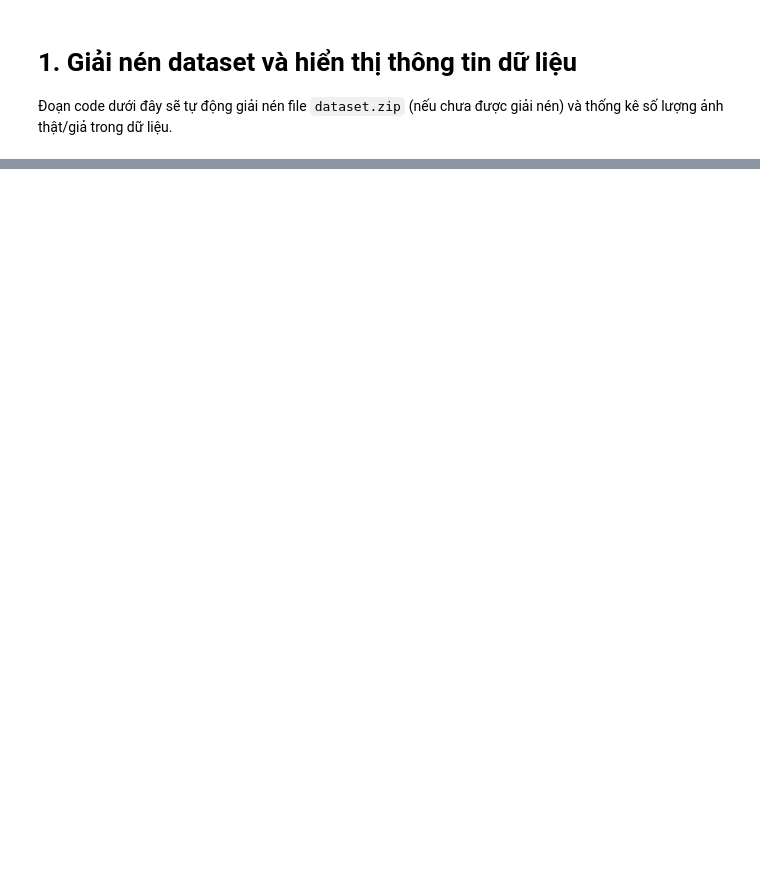
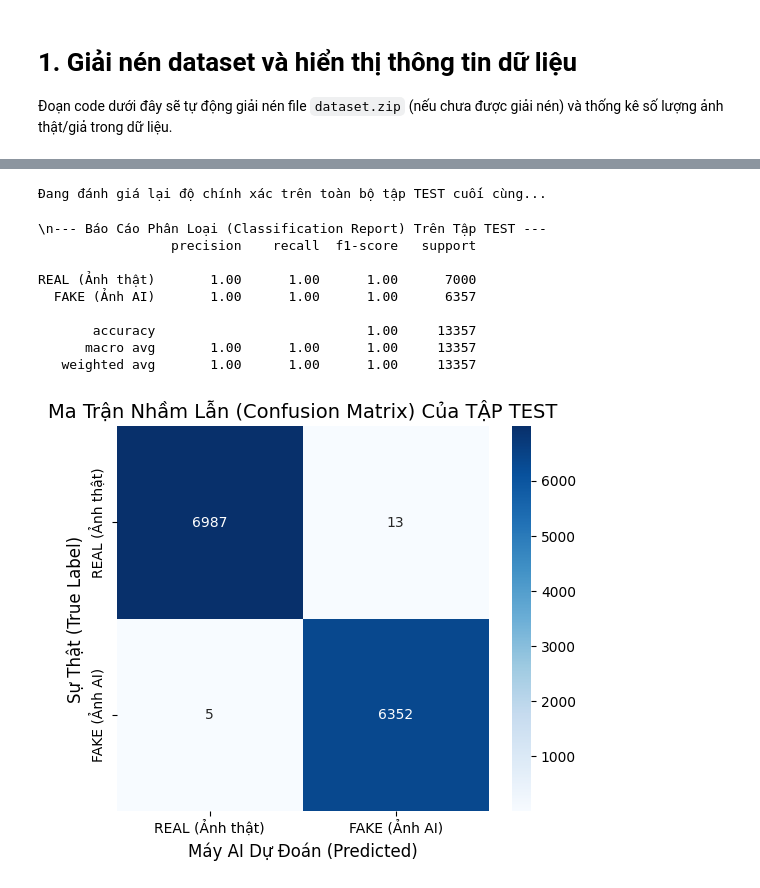
Before and after one commit to FluteInTheRain/Real-fake-face-image-detection, a Jupyter notebook: dire_detection/main.ipynb, the cells around one changed output, grey strips where cells are left out. Drawn from its saved outputs; the diff is of its cells as text; code cells hidden in the pictures; blank space fills up the shorter version.

```diff
--- a/dire_detection/main.ipynb
+++ b/dire_detection/main.ipynb
@@ -263,0 +385,54 @@ except Exception as e:
+# %%
+import matplotlib.pyplot as plt
+import seaborn as sns
+from sklearn.metrics import confusion_matrix, classification_report
+import numpy as np
+
+# BƯỚC 3: TESTING (TẢI LẠI TRỌNG SỐ VÀ CHẠY TẬP TEST ĐỘ ĐỘC LẬP)
+model.load_state_dict(torch.load("resnet50_best_real_fake.pth", weights_only=True))
+
+model.eval()
+
+y_true = []
+y_pred = []
+
+print("Đang đánh giá lại độ chính xác trên toàn bộ tập TEST cuối cùng...")
+with torch.no_grad():
+    # CHẠY TEST_LOADER (chứ KHÔNG PHẢI val_loader)
+    test_progress = tqdm(test_loader, desc="Testing", leave=False)
+    for images, labels in test_progress:
+        images = images.to(device)
+        outputs = model(images)
+        _, preds = torch.max(outputs, 1)
+
+        # Chuyển đổi tensor về mảng numpy 1D để có thể đưa vào thư viện sklearn
+        y_pred.extend(preds.cpu().numpy())
+        y_true.extend(labels.cpu().numpy())
+
+# BÁO CÁO PHÂN LOẠI REPORT: Xem thêm Precision, Recall cho từng Nhãn
+target_names = ["REAL (Ảnh thật)", "FAKE (Ảnh AI)"]
+print("\\n--- Báo Cáo Phân Loại (Classification Report) Trên Tập TEST ---")
+print(classification_report(y_true, y_pred, target_names=target_names))
+
+# VẼ BẢNG MA TRẬN NHẦM LẪN (Confusion Matrix)
+cm = confusion_matrix(y_true, y_pred)
+
+plt.figure(figsize=(6, 5))
+sns.heatmap(cm, annot=True, fmt='d', cmap='Blues',
+            xticklabels=target_names, yticklabels=target_names)
+plt.xlabel('Máy AI Dự Đoán (Predicted)', fontsize=12)
+plt.ylabel('Sự Thật (True Label)', fontsize=12)
+plt.title('Ma Trận Nhầm Lẫn (Confusion Matrix) Của TẬP TEST', fontsize=14)
+plt.show()
+# %% [output]
+Đang đánh giá lại độ chính xác trên toàn bộ tập TEST cuối cùng...
+\n--- Báo Cáo Phân Loại (Classification Report) Trên Tập TEST ---
+                 precision    recall  f1-score   support
+
+REAL (Ảnh thật)       1.00      1.00      1.00      7000
+  FAKE (Ảnh AI)       1.00      1.00      1.00      6357
+
+       accuracy                           1.00     13357
+      macro avg       1.00      1.00      1.00     13357
+   weighted avg       1.00      1.00      1.00     13357
+[figure, added]
```
Also changed, not shown: parts of 16 cells of this notebook, 3 other files.
